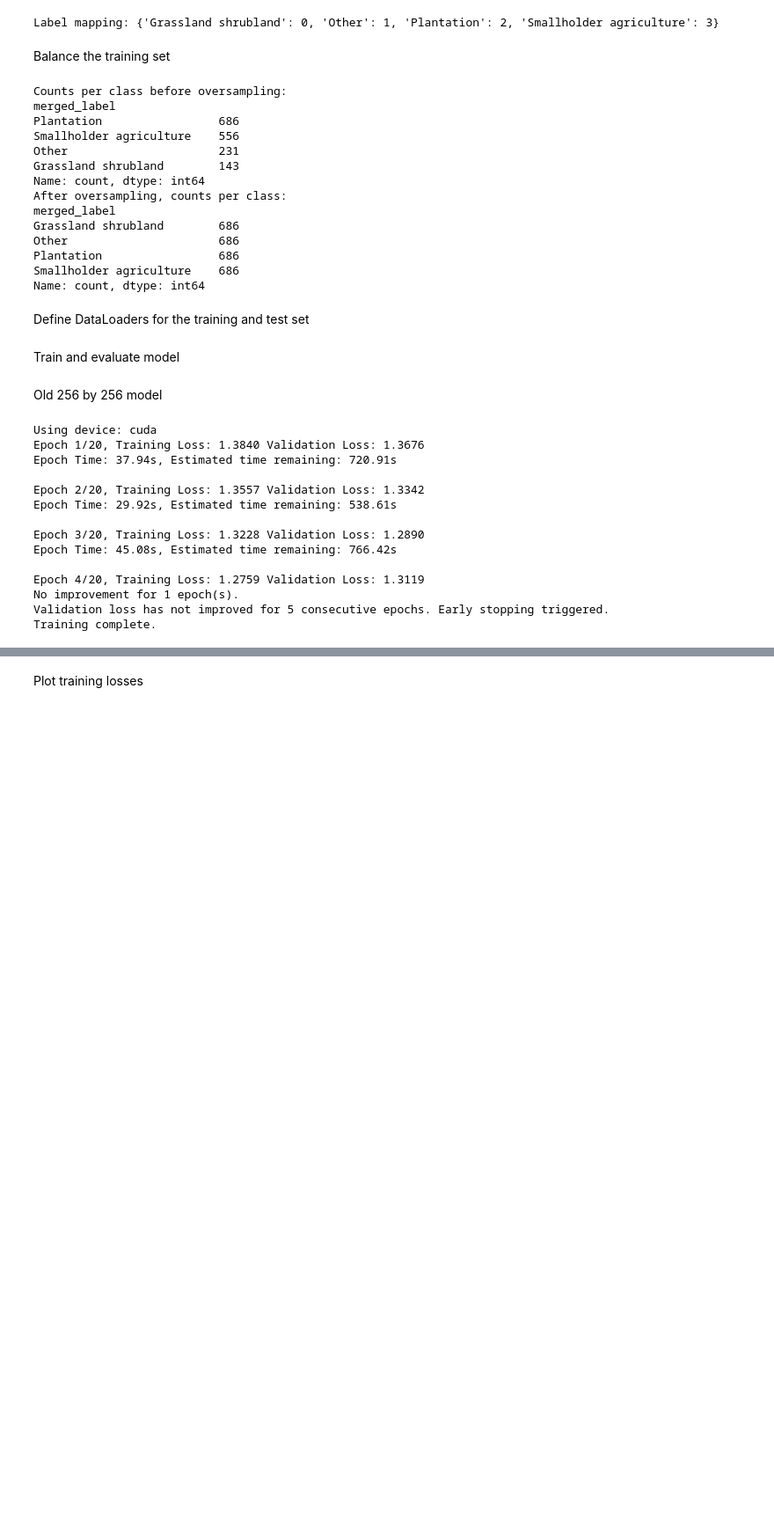
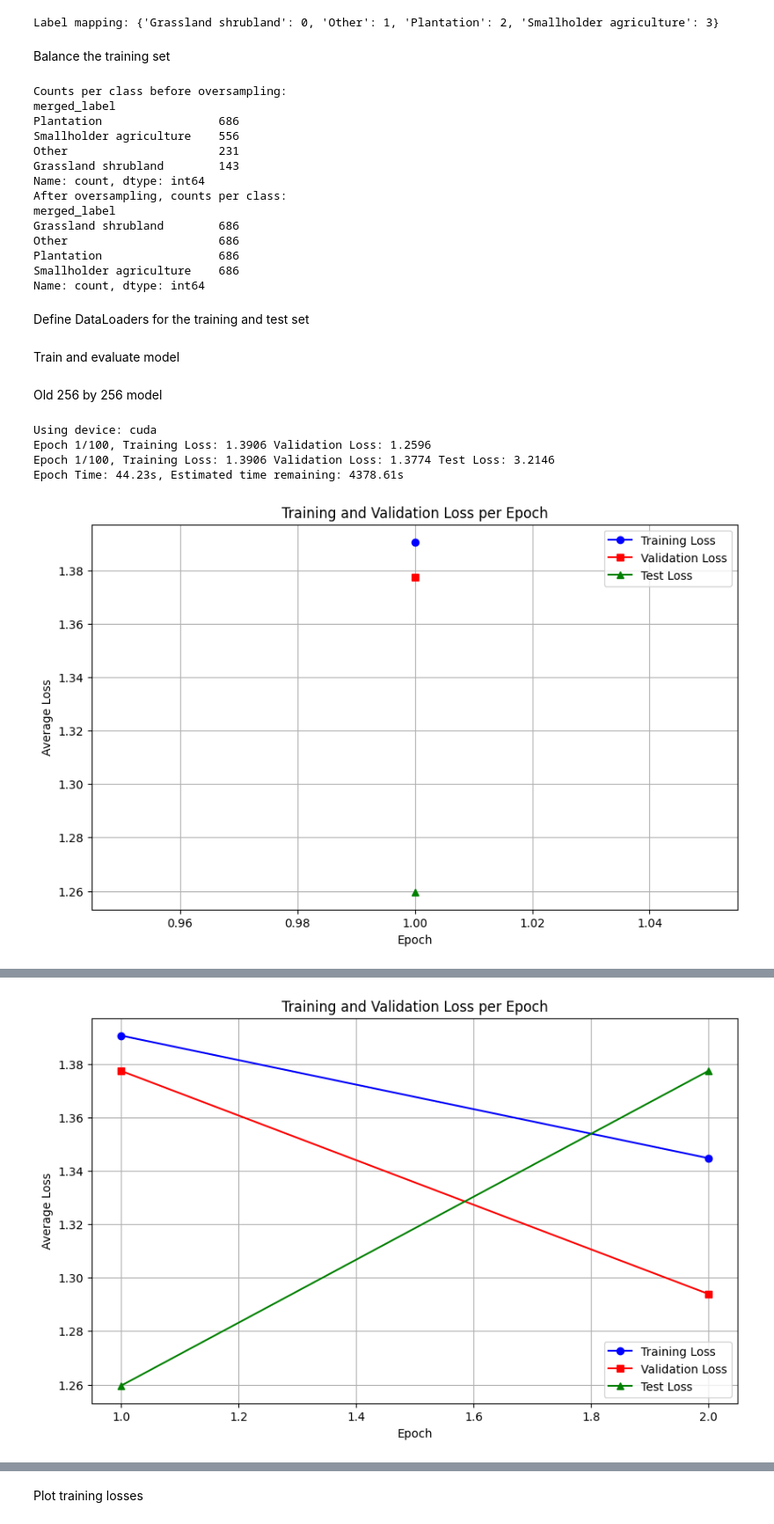
Before and after one commit to cv-group-24/deforestation-detection, a Jupyter notebook: example_cnn.ipynb, the cells around one changed output, grey strips where cells are left out. Shown at 88% size. Saved outputs shown, nothing was run; the diff lists cells and outputs as text; code cells hidden in the pictures; blank space fills up the shorter version.

```diff
--- a/example_cnn.ipynb
+++ b/example_cnn.ipynb
@@ -233,14 +247,16 @@ optimizer = optim.Adam(model.parameters(), lr=1e-4)
 
 
 # Early stopping parameters
-patience = 1
+patience = 20
 best_val_loss = float('inf')
-epochs_without_improvement = 0
+epochs_without_improvement = 1
+best_model_state = None  # Will hold the best model weights
 
 # Training and Evaluation Loop
-num_epochs = 20
+num_epochs = 100
 training_losses = []
 validation_losses = []
+test_losses = []
 for epoch in range(num_epochs):
     # --- Training ---
     model.train()
@@ -261,6 +277,20 @@ for epoch in range(num_epochs):
     epoch_loss = running_loss / len(train_loader.dataset)
     training_losses.append(epoch_loss)
 
+    # TEST EVALUATION
+    with torch.no_grad():
+        for images, labels in test_loader:
+            images = images.to(device)
+            labels = labels.to(device)
+            outputs = model(images)
+            loss = criterion(outputs, labels)
+            running_val_loss += loss.item() * images.size(0)
+    test_val_loss = running_val_loss / len(val_loader.dataset)
+    test_losses.append(epoch_val_loss)
+
+    print(f"Epoch {epoch+1}/{num_epochs}, Training Loss: {epoch_loss:.4f} Validation Loss: {epoch_val_loss:.4f}")
+
+
     # VALIDATION EVALUATION
     model.eval()
     running_val_loss = 0.0
@@ -274,54 +304,66 @@ for epoch in range(num_epochs):
     epoch_val_loss = running_val_loss / len(val_loader.dataset)
     validation_losses.append(epoch_val_loss)
 
-    print(f"Epoch {epoch+1}/{num_epochs}, Training Loss: {epoch_loss:.4f} Validation Loss: {epoch_val_loss:.4f}")
+    print(f"Epoch {epoch+1}/{num_epochs}, Training Loss: {epoch_loss:.4f} Validation Loss: {epoch_val_loss:.4f} Test Loss: {test_val_loss:.4f}")
 
     # --- Early Stopping Check ---
     if epoch_val_loss < best_val_loss:
         best_val_loss = epoch_val_loss
         epochs_without_improvement = 0
+        best_model_state = copy.deepcopy(model.state_dict())
     else:
         epochs_without_improvement += 1
         print(f"No improvement for {epochs_without_improvement} epoch(s).")
         if epochs_without_improvement >= patience:
-            print("Validation loss has not improved for 5 consecutive epochs. Early stopping triggered.")
+            print("Validation loss has not improved after many consecutive epochs. Early stopping triggered.")
             break
 
     # UNCOMMENT IF YOU WANT TO EVALUATE THE TEST ACCURACY EVERY EPOCH
     # --- Evaluation ---
     # model.eval()
     # correct = 0
     # total = 0
     # with torch.no_grad():
     #     for images, labels in test_loader:
     #         images = images.to(device)
     #         labels = labels.to(device)
     #         outputs = model(images)
     #         _, preds = torch.max(outputs, 1)
     #         correct += (preds == labels).sum().item()
     #         total += labels.size(0)
     # accuracy = correct / total
     # print(f"Test Accuracy: {accuracy:.4f}")
 
     epoch_end = time.time()  # End time for the epoch
     epoch_duration = epoch_end - epoch_start
     remaining_epochs = num_epochs - (epoch + 1)
     estimated_time_remaining = epoch_duration * remaining_epochs
     print(f"Epoch Time: {epoch_duration:.2f}s, Estimated time remaining: {estimated_time_remaining:.2f}s\n")
 
+    epochs = range(1, len(training_losses) + 1)  # Create epoch numbers starting at 1
+
+    plt.figure(figsize=(10, 6))
+    plt.plot(epochs, training_losses, marker='o', linestyle='-', color='b', label='Training Loss')
+    plt.plot(epochs, validation_losses, marker='s', linestyle='-', color='r', label='Validation Loss')
+    plt.plot(epochs, test_losses, marker='^', linestyle='-', color='g', label='Test Loss')
+    plt.title("Training and Validation Loss per Epoch")
+    plt.xlabel("Epoch")
+    plt.ylabel("Average Loss")
+    plt.grid(True)
+    plt.legend()
+    plt.show()
+
 print("Training complete.")
+
+# Load the best model weights (if they were saved) so that further evaluations use the best model.
+if best_model_state is not None:
+    model.load_state_dict(best_model_state)
+    print("Best model loaded based on validation loss.")
+else:
+    print("No best model was saved during training.")
 # %% [output]
 Using device: cuda
-Epoch 1/20, Training Loss: 1.3840 Validation Loss: 1.3676
-Epoch Time: 37.94s, Estimated time remaining: 720.91s
-
-Epoch 2/20, Training Loss: 1.3557 Validation Loss: 1.3342
-Epoch Time: 29.92s, Estimated time remaining: 538.61s
-
-Epoch 3/20, Training Loss: 1.3228 Validation Loss: 1.2890
-Epoch Time: 45.08s, Estimated time remaining: 766.42s
-
-Epoch 4/20, Training Loss: 1.2759 Validation Loss: 1.3119
-No improvement for 1 epoch(s).
-Validation loss has not improved for 5 consecutive epochs. Early stopping triggered.
-Training complete.
+Epoch 1/100, Training Loss: 1.3906 Validation Loss: 1.2596
+Epoch 1/100, Training Loss: 1.3906 Validation Loss: 1.3774 Test Loss: 3.2146
+Epoch Time: 44.23s, Estimated time remaining: 4378.61s
+[figure, added]
@@ -327,0 +373 @@ Training complete.
+[figure, added]
```
Also changed, not shown: parts of 6 cells of this notebook.
